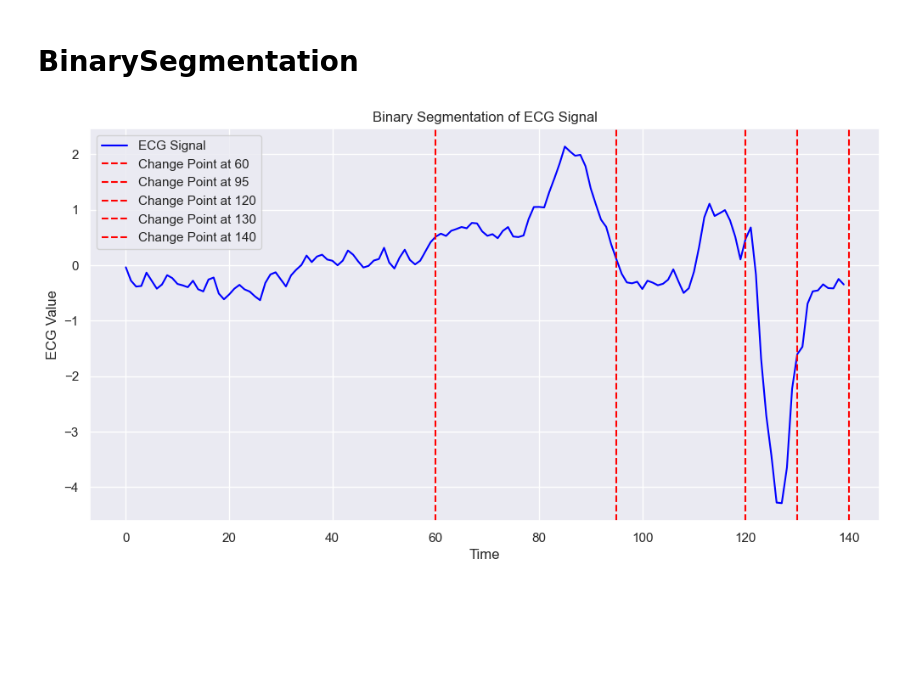
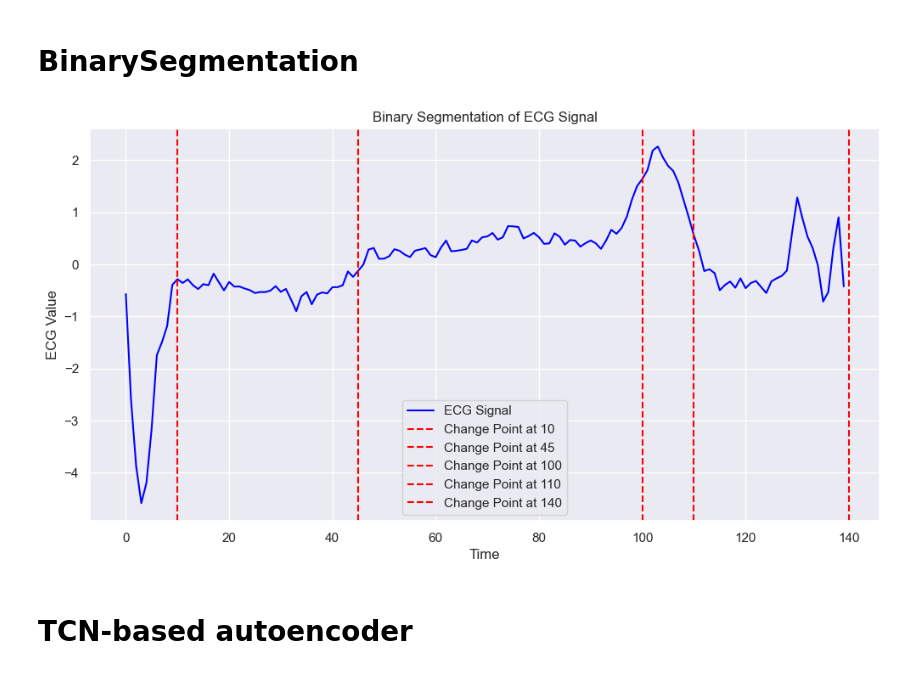
Before and after one commit to czotterbenedek/time-series-ensemble-segmentation, a Jupyter notebook: onlab_tfb4fy.ipynb, the cells around one changed output. Saved outputs shown, nothing was run; the diff lists cells and outputs as text; code cells hidden in the pictures; blank space fills up the shorter version.

Commit message:
tcn autoencoder es tovabbi teszteles

```diff
--- a/onlab_tfb4fy.ipynb
+++ b/onlab_tfb4fy.ipynb
@@ -116,11 +149,12 @@ ecg_data = ecg_dataset[ecg_columns].values
 # %%
 # Select first ECG signal (Row 0)
 which_row = 30
-ecg_signal = ecg_data[which_row]  # Change index to analyze another row
+#ecg_signal = ecg_data[which_row]
+ecg_signal = np.array(microsoft_stocks_dataset['Open'])  # Change index to analyze another row
 
 # Apply change point detection (Pelt Algorithm with L2 cost)
 algo = rpt.Pelt(model="l2").fit(ecg_signal.reshape(-1, 1))
-change_points = algo.predict(pen=10)  # Adjust 'pen' for more/less segmentation
+change_points = algo.predict(pen=3000)  # Adjust 'pen' for more/less segmentation
 
 # Print detected change points
 print("Change Points Detected:", change_points)
@@ -239,28 +273,30 @@ plt.show()
 # %% [markdown]
 # BinarySegmentation
 # %%
-which_row = 30
+which_row = 2
 
 # Select a single ECG signal (e.g., first row)
 ecg_signal = ecg_dataset.iloc[which_row, :-1].values  # Assuming last column is "label"
 
 # Define parameters for the binary segmentation
 model = "l2"  # Model used for change point detection (l2: least squares)
 algo = rpt.Binseg(model=model).fit(ecg_signal)  # Binary segmentation algorithm
 
 # Detect change points
 break_points = 4  # Number of change points to detect
 change_points = algo.predict(n_bkps=break_points)  # Set n_bkps=1 for one change point
 
 # Plot the results
 plt.figure(figsize=(12, 6))
 plt.plot(ecg_signal, label="ECG Signal", color="blue")
 for cp in change_points:
     plt.axvline(x=cp, color="red", linestyle="--", label=f"Change Point at {cp}")
 plt.title("Binary Segmentation of ECG Signal")
 plt.xlabel("Time")
 plt.ylabel("ECG Value")
 plt.legend()
 plt.show()
 # %% [output]
-[figure, old version]
+[figure, new version]
+# %% [markdown]
+# TCN-based autoencoder
```
Also changed, not shown: parts of 14 cells of this notebook.
